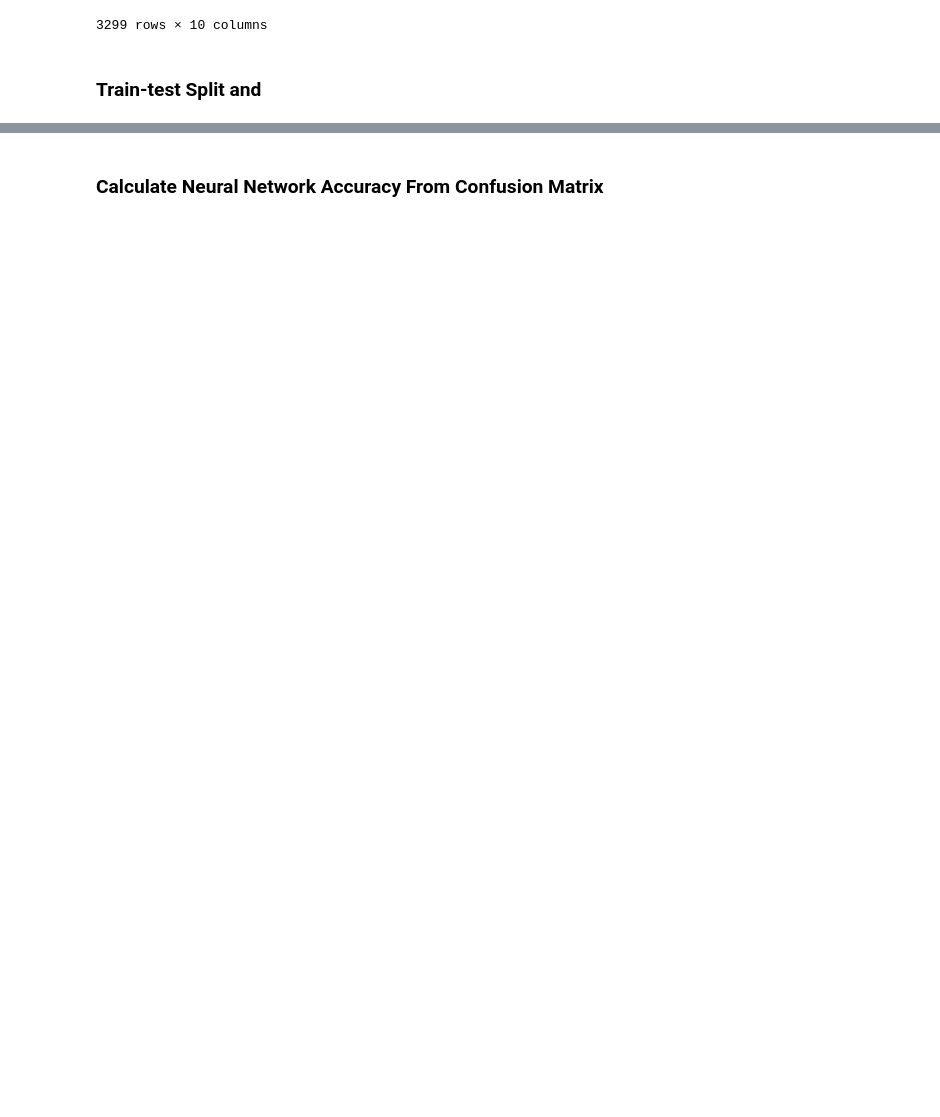
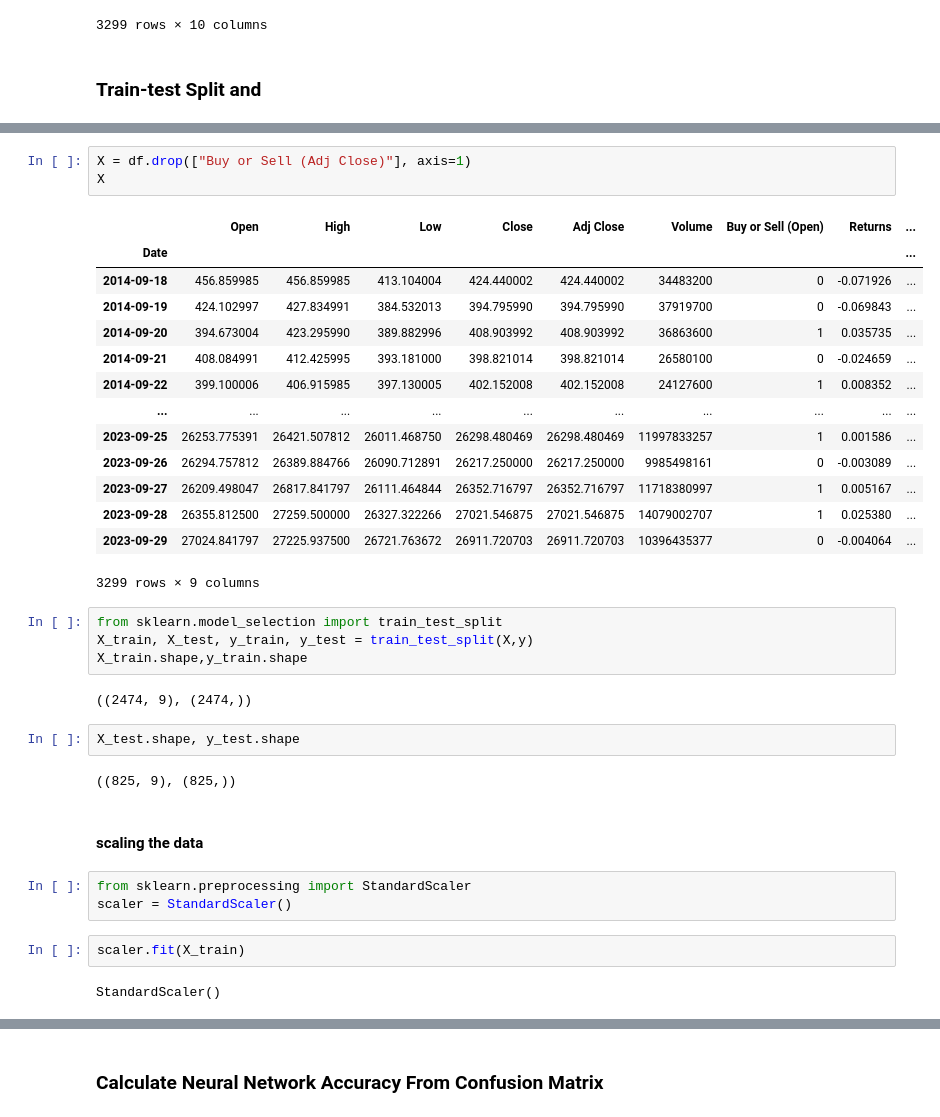
Before and after one commit to luch91/Blockchain-Crypto-Machine-Learning, a Jupyter notebook: Neural _Network_Classifier/neural_network_class.ipynb, the cells around one changed output, grey strips where cells are left out. Saved outputs shown, nothing was run; the diff lists cells and outputs as text; blank space fills up the shorter version.

```diff
--- a/Neural _Network_Classifier/neural_network_class.ipynb
+++ b/Neural _Network_Classifier/neural_network_class.ipynb
@@ -145,0 +163,37 @@ df
+# %%
+X = df.drop(["Buy or Sell (Adj Close)"], axis=1)
+X
+# %% [output]
+|  | Open | High | Low | Close | Adj Close | Volume | Buy or Sell (Open) | Returns | ... |
+| Date |  |  |  |  |  |  |  |  | ... |
+| 2014-09-18 | 456.859985 | 456.859985 | 413.104004 | 424.440002 | 424.440002 | 34483200 | 0 | -0.071926 | ... |
+| 2014-09-19 | 424.102997 | 427.834991 | 384.532013 | 394.795990 | 394.795990 | 37919700 | 0 | -0.069843 | ... |
+| 2014-09-20 | 394.673004 | 423.295990 | 389.882996 | 408.903992 | 408.903992 | 36863600 | 1 | 0.035735 | ... |
+| 2014-09-21 | 408.084991 | 412.425995 | 393.181000 | 398.821014 | 398.821014 | 26580100 | 0 | -0.024659 | ... |
+| 2014-09-22 | 399.100006 | 406.915985 | 397.130005 | 402.152008 | 402.152008 | 24127600 | 1 | 0.008352 | ... |
+| ... | ... | ... | ... | ... | ... | ... | ... | ... | ... |
+| 2023-09-25 | 26253.775391 | 26421.507812 | 26011.468750 | 26298.480469 | 26298.480469 | 11997833257 | 1 | 0.001586 | ... |
+| 2023-09-26 | 26294.757812 | 26389.884766 | 26090.712891 | 26217.250000 | 26217.250000 | 9985498161 | 0 | -0.003089 | ... |
+| 2023-09-27 | 26209.498047 | 26817.841797 | 26111.464844 | 26352.716797 | 26352.716797 | 11718380997 | 1 | 0.005167 | ... |
+| 2023-09-28 | 26355.812500 | 27259.500000 | 26327.322266 | 27021.546875 | 27021.546875 | 14079002707 | 1 | 0.025380 | ... |
+| 2023-09-29 | 27024.841797 | 27225.937500 | 26721.763672 | 26911.720703 | 26911.720703 | 10396435377 | 0 | -0.004064 | ... |
+3299 rows × 9 columns
+# %%
+from sklearn.model_selection import train_test_split
+X_train, X_test, y_train, y_test = train_test_split(X,y)
+X_train.shape,y_train.shape
+# %% [output]
+((2474, 9), (2474,))
+# %%
+X_test.shape, y_test.shape
+# %% [output]
+((825, 9), (825,))
+# %% [markdown]
+#### scaling the data
+# %%
+from sklearn.preprocessing import StandardScaler
+scaler = StandardScaler()
+# %%
+scaler.fit(X_train)
+# %% [output]
+StandardScaler()
```
Also changed, not shown: parts of 8 cells of this notebook.
